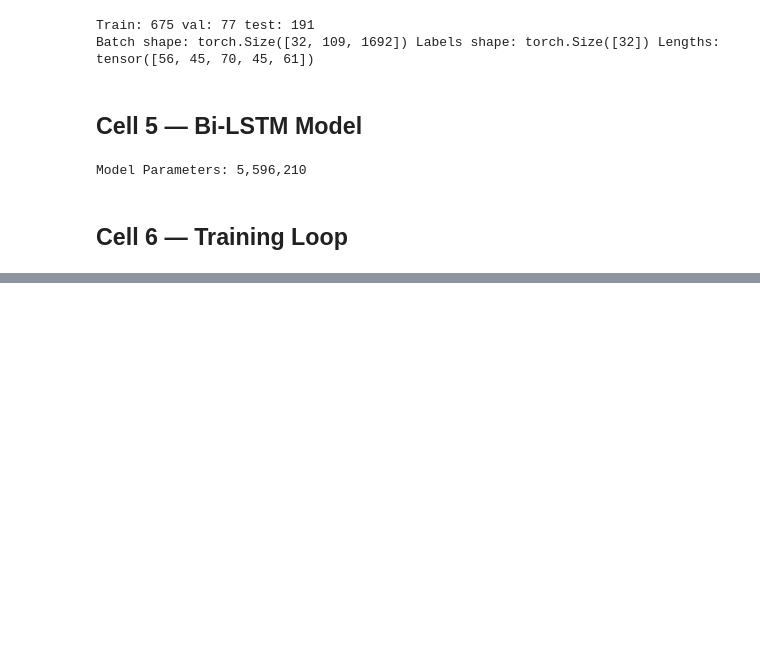
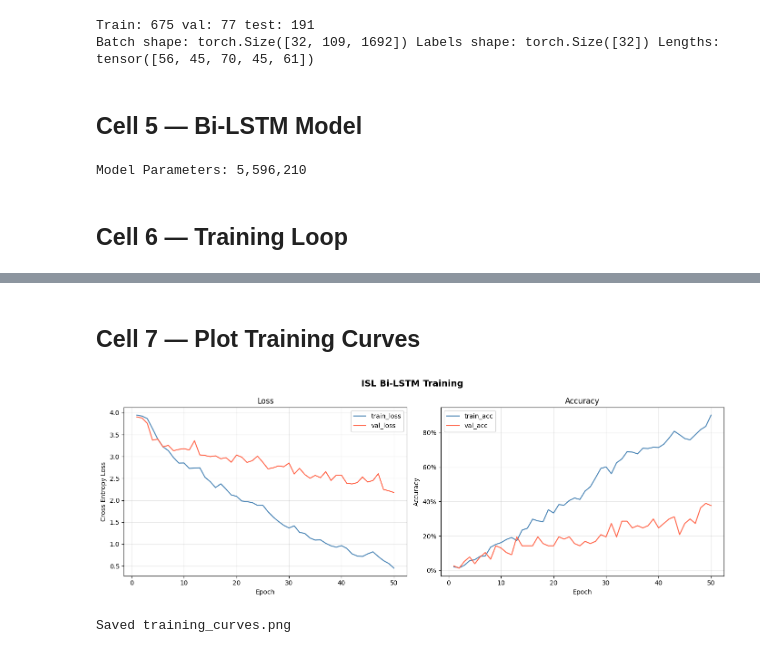
Before and after one commit to Omega-127/Indian-Sign-Language-Recognition, a Jupyter notebook: ISL.ipynb, the cells around one changed output, grey strips where cells are left out. Drawn from its saved outputs; the diff is of its cells as text; code cells hidden in the pictures; blank space fills up the shorter version.

Commit message:
Plotted training curves the, plots show clear sign of overfitting

```diff
--- a/ISL.ipynb
+++ b/ISL.ipynb
@@ -299,0 +301,33 @@ Training complete. Best val_loss 2.4564
+# %% [markdown]
+## Cell 7 — Plot Training Curves
+# %%
+epochs_ran = len(history['train_loss'])
+x = range(1, epochs_ran + 1)
+
+fig, (ax1, ax2) = plt.subplots(1, 2, figsize=(14, 5))
+
+ax1.plot(x, history['train_loss'], label='train_loss', color='steelblue')
+ax1.plot(x, history['val_loss'], label='val_loss', color='tomato')
+ax1.set_title('Loss')
+ax1.set_xlabel('Epoch')
+ax1.set_ylabel('Cross Entropy Loss')
+ax1.legend()
+ax1.grid(alpha=0.3)
+
+ax2.plot(x, history['train_acc'], label='train_acc', color='steelblue')
+ax2.plot(x, history['val_acc'], label='val_acc', color='tomato')
+ax2.set_title('Accuracy')
+ax2.set_xlabel('Epoch')
+ax2.set_ylabel('Accuracy')
+ax2.yaxis.set_major_formatter(plt.FuncFormatter(lambda y, _: f'{y:.0%}'))
+ax2.legend()
+ax2.grid(alpha=0.3)
+
+plt.suptitle('ISL Bi-LSTM Training', fontsize=14, fontweight='bold')
+plt.tight_layout()
+plt.savefig(os.path.join(model_save_dir, 'training_curves.png'), dpi=150)
+plt.show()
+print("Saved training_curves.png")
+# %% [output]
+[figure, added]
+Saved training_curves.png
```
Also changed, not shown: parts of 2 cells of this notebook.
